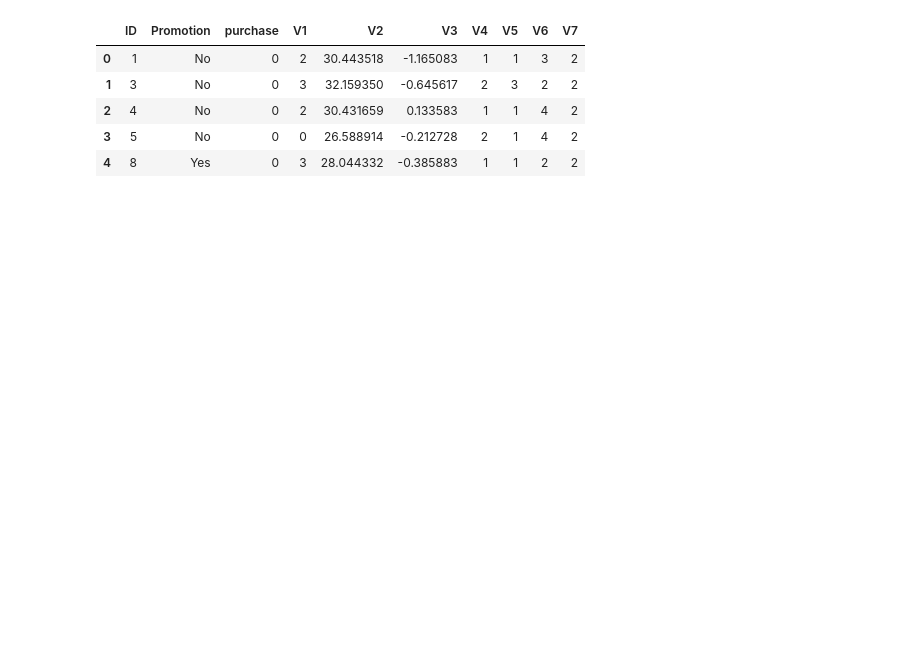
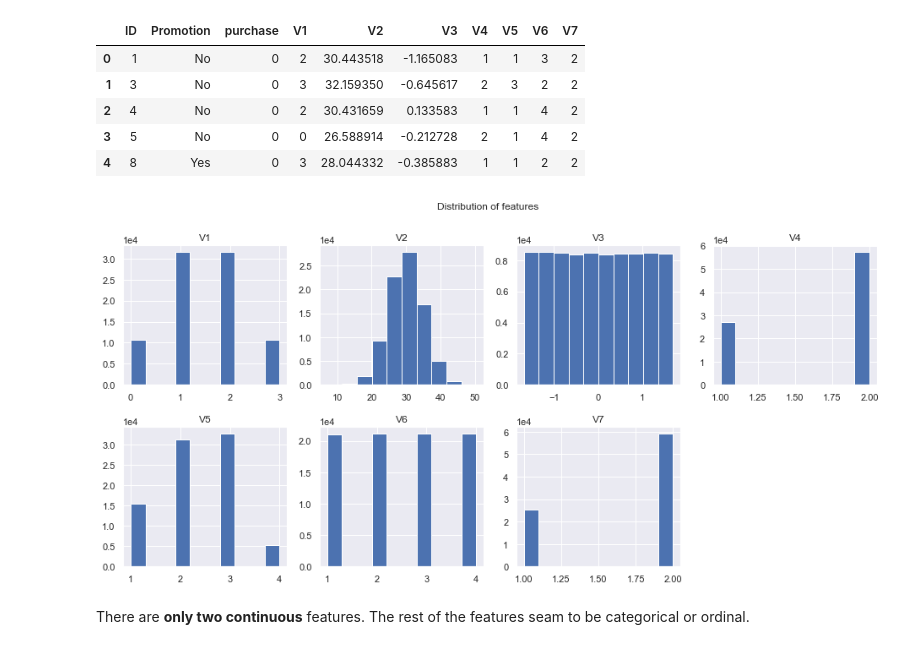
Before and after one commit to huli/starbucks-promotion-strategy, a Jupyter notebook: Starbucks.ipynb, the cells around one changed output. Drawn from its saved outputs; the diff is of its cells as text; code cells hidden in the pictures; blank space fills up the shorter version.

```diff
--- a/Starbucks.ipynb
+++ b/Starbucks.ipynb
@@ -78,3 +82,23 @@ train_data.head()
 | 2 | 4 | No | 0 | 2 | 30.431659 | 0.133583 | 1 | 1 | 4 | 2 |
 | 3 | 5 | No | 0 | 0 | 26.588914 | -0.212728 | 2 | 1 | 4 | 2 |
 | 4 | 8 | Yes | 0 | 3 | 28.044332 | -0.385883 | 1 | 1 | 2 | 2 |
+# %%
+# We plot the distributions of all the features
+features = train_data.columns[3:]
+
+i = 1
+plt.figure(figsize=(16, 7))
+plt.subplots_adjust(hspace=.3)
+for feature in features:
+    plt.subplot(2, 4, i)
+    plt.hist(train_data[feature])
+    i+=1
+    plt.title(feature)
+    plt.ticklabel_format(axis='y', style='sci', scilimits=(0,0))
+
+plt.suptitle('Distribution of features')
+plt.show()
+# %% [output]
+[figure, added]
+# %% [markdown]
+There are **only two continuous** features. The rest of the features seam to be categorical or ordinal.
```
Also changed, not shown: parts of 7 cells of this notebook.
